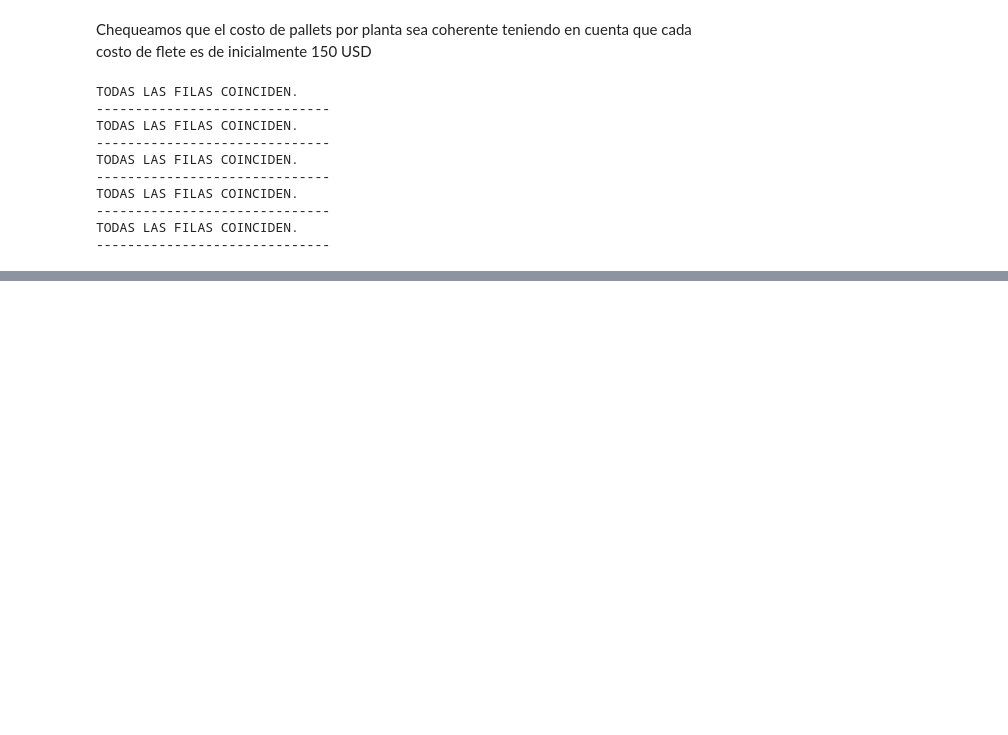
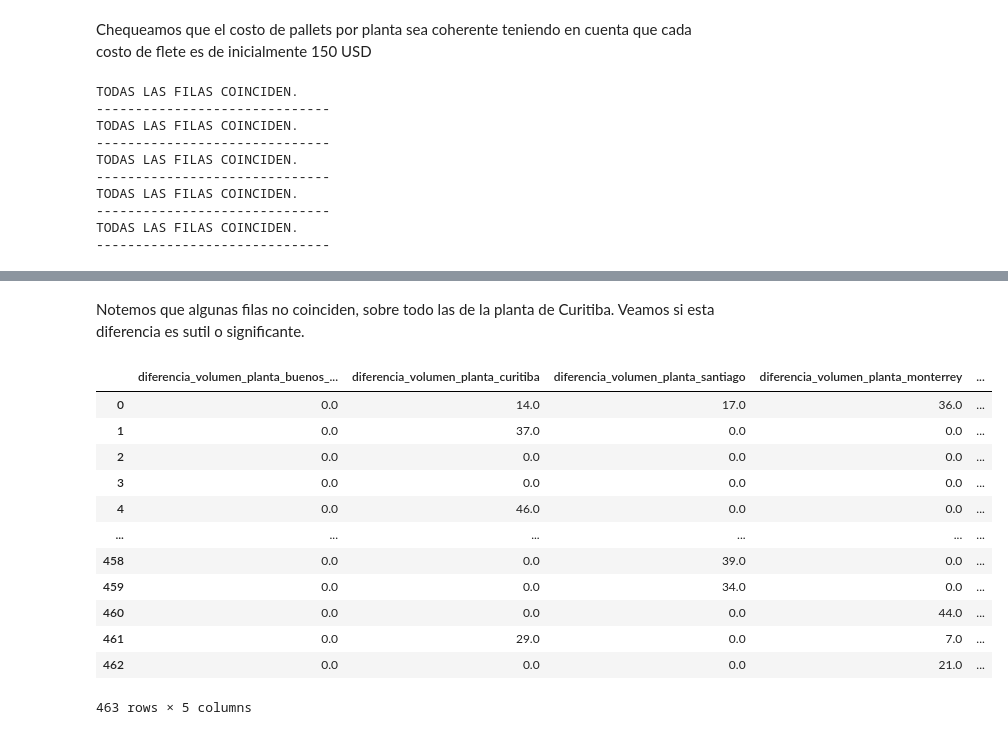
Before and after one commit to demianelnecave/AlixPartners-Competencia-Datos, a Jupyter notebook: 1b.correctitud.ipynb, the cells around one changed output, grey strips where cells are left out. Cells and saved outputs as stored; diff of their text form; code cells hidden in the pictures; blank space fills up the shorter version.

```diff
--- a/1b.correctitud.ipynb
+++ b/1b.correctitud.ipynb
@@ -373,31 +198,0 @@ El problema está en el costo unitario: (hay que recalcular)
-# %%
-plantas = ['buenos_aires', 'curitiba', 'santiago', 'monterrey', 'bakersfield']
-
-resultados = {}
-
-for planta in plantas:
-    col_volumen = f'volumen_producto_planta_{planta}'
-    col_costo_total = f'costo_total_planta_{planta}'
-    col_costo_total_calc = f'costo_total_planta_{planta}_calculado'
-    col_costo_unit = f'costo_unitario_planta_{planta}'
-
-    # Chequeo 1: costo unitario vs (costo_total / volumen)
-    calculables = df_merge[df_merge[col_volumen] > 0]
-    costo_unit = calculables[col_costo_total] / calculables[col_volumen]
-    inconsistentes_unit = calculables[~np.isclose(costo_unit, calculables[col_costo_unit])]
-
-    # Chequeo 2: costo_total vs costo_total_calculado
-    ids = df_merge[~np.isclose(df_merge[col_costo_total],
-                                 df_merge[col_costo_total_calc])]['caja_tipo_id']
-
-    print(f'--- {planta} ---')
-    print(f'Inconsistencias costo unitario: {inconsistentes_unit.shape[0]}')
-    print(f'Inconsistencias costo total: {ids.shape[0]}')
-
-
-    print()
-
-    resultados[planta] = {
-        'inconsistentes_unitario': inconsistentes_unit,
-        'ids_costo_total': ids
-    }
@@ -494,0 +234,27 @@ mergeado2[~condicion]['vol_calculado'] - mergeado2[~condicion]['volumen_producto
+# %% [markdown]
+Notemos que algunas filas no coinciden, sobre todo las de la planta de Curitiba. Veamos si esta diferencia es sutil o significante.
+# %%
+plantas = ['buenos_aires', 'curitiba', 'santiago', 'monterrey', 'bakersfield']
+
+for planta in plantas:
+    diferencia = f'diferencia_volumen_planta_{planta}'
+    volumen = f'volumen_producto_planta_{planta}'
+    volumen_calc = f'volumen_producto_planta_{planta}_calculado'
+    prod_op_merge[diferencia] = (prod_op_merge[volumen] - prod_op_merge[volumen_calc]).abs()
+
+columnas_diferencia = [col for col in prod_op_merge.columns if col.startswith('diferencia_volumen_planta_')]
+prod_op_merge[columnas_diferencia]
+# %% [output]
+|  | diferencia_volumen_planta_buenos_... | diferencia_volumen_planta_curitiba | diferencia_volumen_planta_santiago | diferencia_volumen_planta_monterrey | ... |
+| 0 | 0.0 | 14.0 | 17.0 | 36.0 | ... |
+| 1 | 0.0 | 37.0 | 0.0 | 0.0 | ... |
+| 2 | 0.0 | 0.0 | 0.0 | 0.0 | ... |
+| 3 | 0.0 | 0.0 | 0.0 | 0.0 | ... |
+| 4 | 0.0 | 46.0 | 0.0 | 0.0 | ... |
+| ... | ... | ... | ... | ... | ... |
+| 458 | 0.0 | 0.0 | 39.0 | 0.0 | ... |
+| 459 | 0.0 | 0.0 | 34.0 | 0.0 | ... |
+| 460 | 0.0 | 0.0 | 0.0 | 44.0 | ... |
+| 461 | 0.0 | 29.0 | 0.0 | 7.0 | ... |
+| 462 | 0.0 | 0.0 | 0.0 | 21.0 | ... |
+463 rows × 5 columns
```
Also changed, not shown: parts of 39 cells of this notebook, 9 other files.
